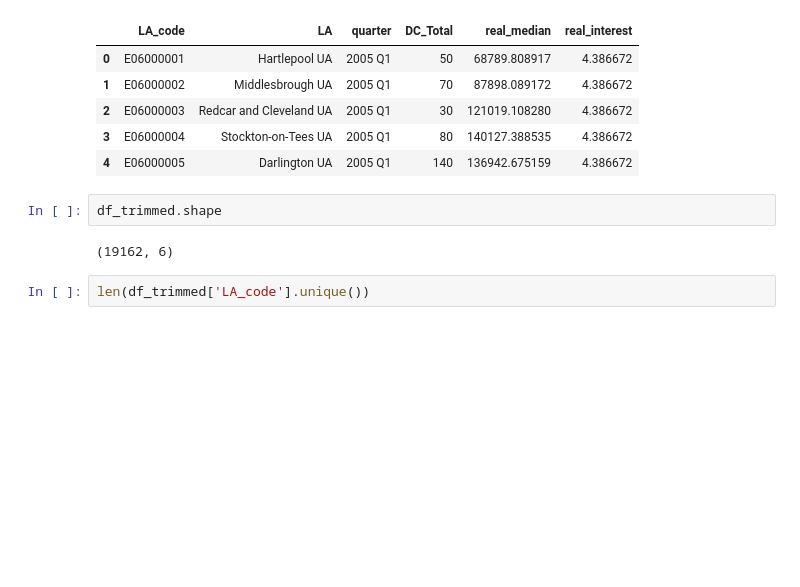
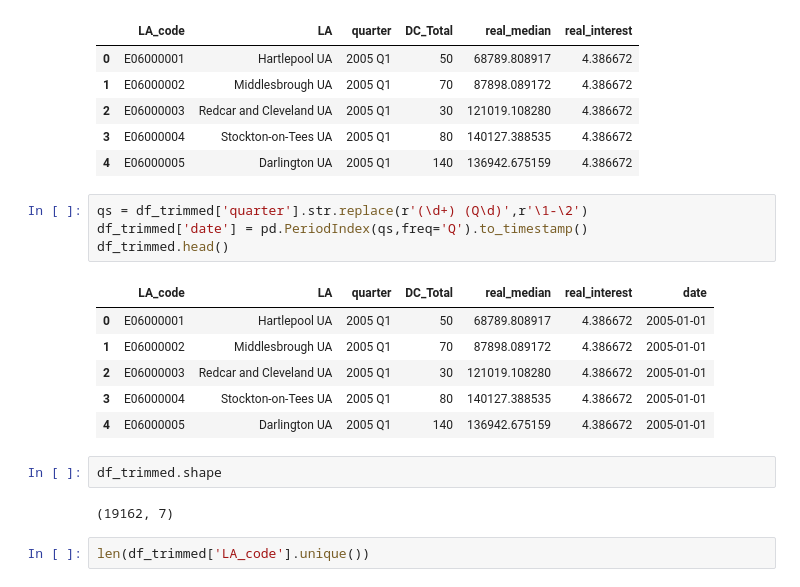
Before and after one commit to potato-bit/RA, a Jupyter notebook: combined.ipynb, the cells around one changed output. Saved outputs shown, nothing was run; the diff lists cells and outputs as text; blank space fills up the shorter version.

```diff
--- a/combined.ipynb
+++ b/combined.ipynb
@@ -146,10 +147,21 @@ df_trimmed.head()
 | 2 | E06000003 | Redcar and Cleveland UA | 2005 Q1 | 30 | 121019.108280 | 4.386672 |
 | 3 | E06000004 | Stockton-on-Tees UA | 2005 Q1 | 80 | 140127.388535 | 4.386672 |
 | 4 | E06000005 | Darlington UA | 2005 Q1 | 140 | 136942.675159 | 4.386672 |
+# %%
+qs = df_trimmed['quarter'].str.replace(r'(\d+) (Q\d)',r'\1-\2')
+df_trimmed['date'] = pd.PeriodIndex(qs,freq='Q').to_timestamp()
+df_trimmed.head()
+# %% [output]
+|  | LA_code | LA | quarter | DC_Total | real_median | real_interest | date |
+| 0 | E06000001 | Hartlepool UA | 2005 Q1 | 50 | 68789.808917 | 4.386672 | 2005-01-01 |
+| 1 | E06000002 | Middlesbrough UA | 2005 Q1 | 70 | 87898.089172 | 4.386672 | 2005-01-01 |
+| 2 | E06000003 | Redcar and Cleveland UA | 2005 Q1 | 30 | 121019.108280 | 4.386672 | 2005-01-01 |
+| 3 | E06000004 | Stockton-on-Tees UA | 2005 Q1 | 80 | 140127.388535 | 4.386672 | 2005-01-01 |
+| 4 | E06000005 | Darlington UA | 2005 Q1 | 140 | 136942.675159 | 4.386672 | 2005-01-01 |
 # %%
 df_trimmed.shape
 # %% [output]
-(19162, 6)
+(19162, 7)
 # %%
 len(df_trimmed['LA_code'].unique())
 # %% [output]
```
Also changed, not shown: parts of 6 cells of this notebook, 1 other file.
